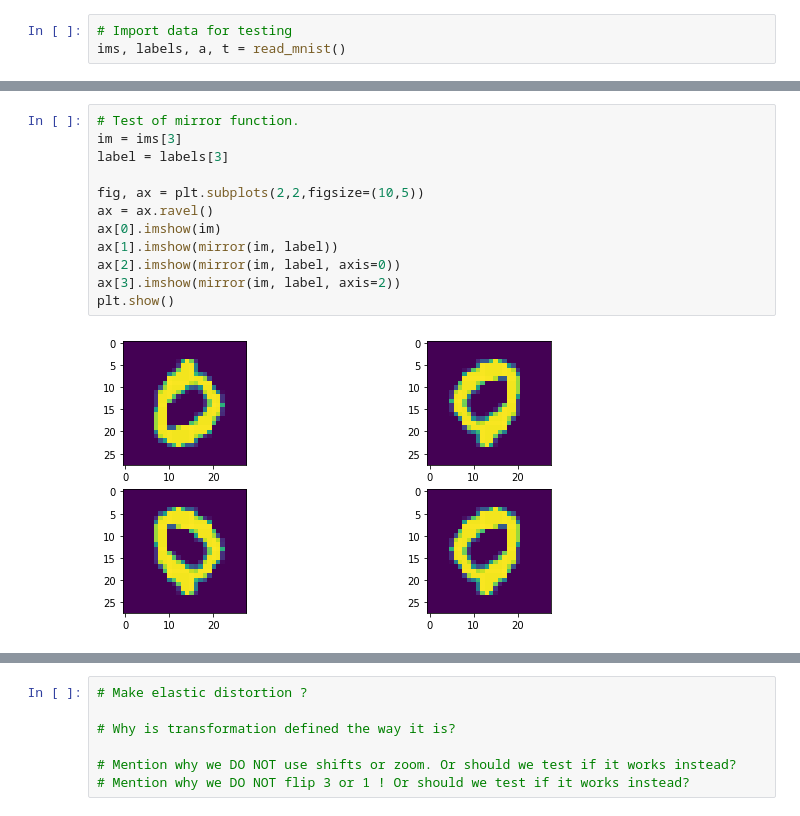
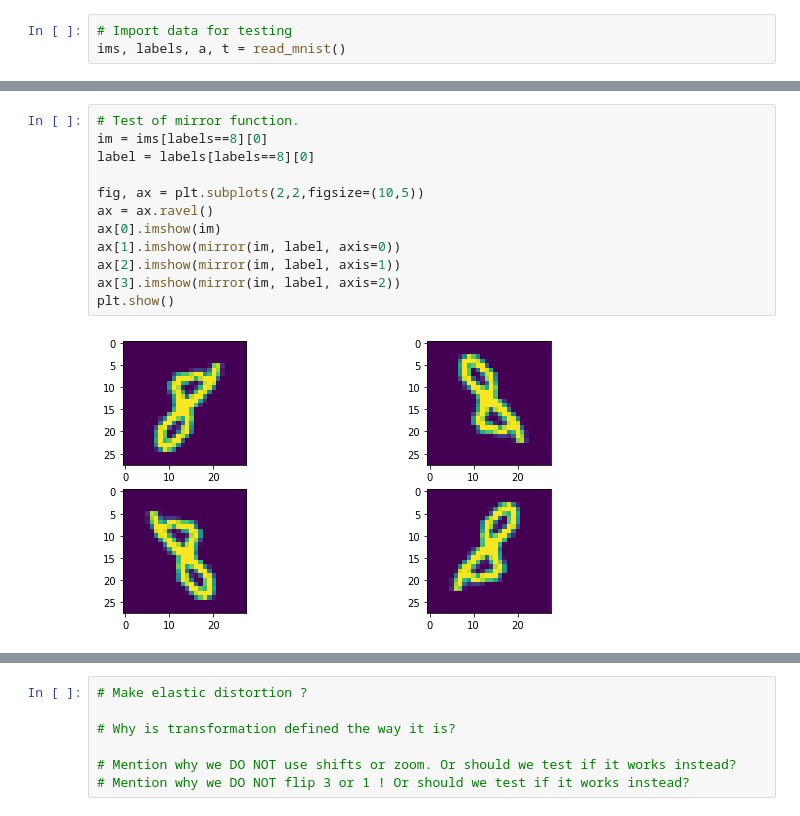
Before and after one commit to NielsFuglsang/numpy-mnist, a Jupyter notebook: data_augmentation.ipynb, the cells around one changed output, grey strips where cells are left out. Cells and saved outputs as stored; diff of their text form.

```diff
--- a/data_augmentation.ipynb
+++ b/data_augmentation.ipynb
@@ -139,17 +50,17 @@ plt.show()
 # %%
 # Test of mirror function.
-im = ims[3]
-label = labels[3]
+im = ims[labels==8][0]
+label = labels[labels==8][0]
 
 fig, ax = plt.subplots(2,2,figsize=(10,5))
 ax = ax.ravel()
 ax[0].imshow(im)
-ax[1].imshow(mirror(im, label))
-ax[2].imshow(mirror(im, label, axis=0))
+ax[1].imshow(mirror(im, label, axis=0))
+ax[2].imshow(mirror(im, label, axis=1))
 ax[3].imshow(mirror(im, label, axis=2))
 plt.show()
 # %% [output]
-[figure, old version]
+[figure, new version]
 # %%
 fig, ax = plt.subplots(5,5,figsize=(10,10))
 ax = ax.ravel()
```
Also changed, not shown: parts of 6 cells of this notebook.
